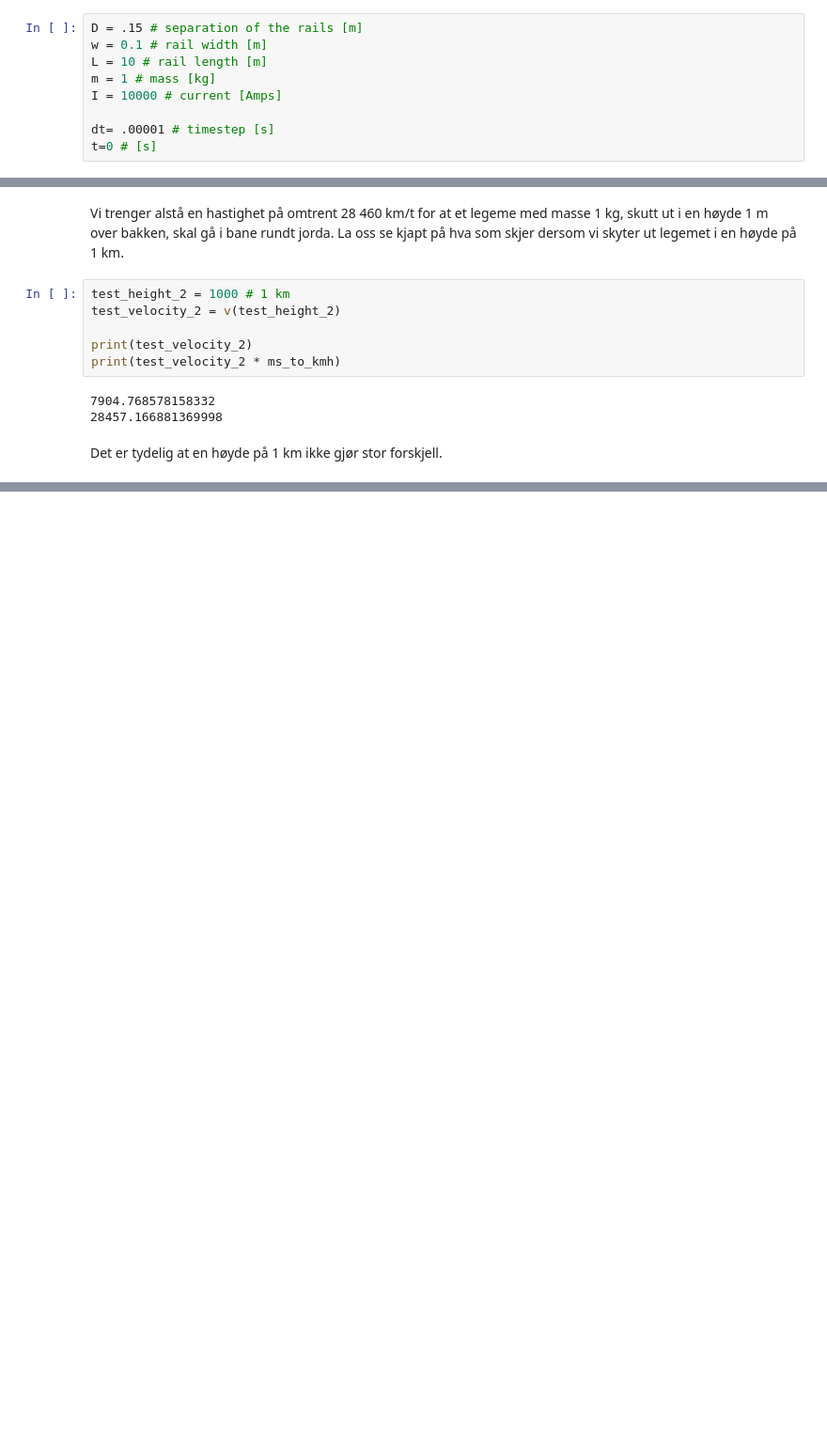
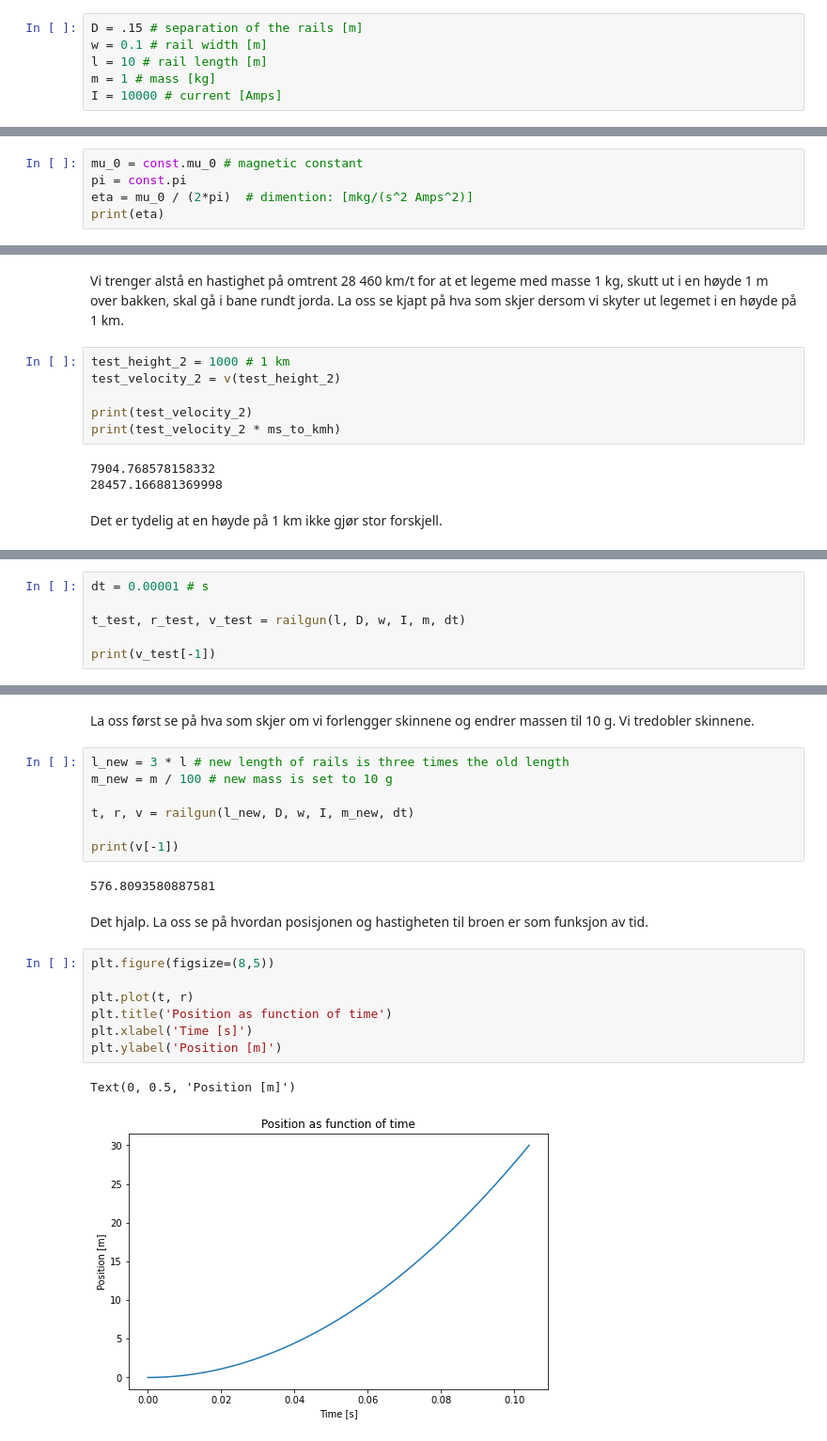
Before and after one commit to JohanCarlsen/FYS1120-Computational-Essay, a Jupyter notebook: Computational Essay.ipynb, the cells around one changed output, grey strips where cells are left out. Shown at 94% size. Cells and saved outputs as stored; diff of their text form; blank space fills up the shorter version.

```diff
--- a/Computational Essay.ipynb
+++ b/Computational Essay.ipynb
@@ -44,12 +52,9 @@ Det neste steget er å undersøke hvilke krefter som virker på broen. Vi starte
 # %%
 D = .15 # separation of the rails [m]
 w = 0.1 # rail width [m]
-L = 10 # rail length [m]
+l = 10 # rail length [m]
 m = 1 # mass [kg]
 I = 10000 # current [Amps]
-
-dt= .00001 # timestep [s]
-t=0 # [s]
 # %% [markdown]
 Disse størrelsene er hentet fra [marinedepartementet](https://ndiastorage.blob.core.usgovcloudapi.net/ndia/2003/gun/ellis.pdf) i Amerika, hvor de har eksprimentert med railgun-er. Vi ser at bredden på skinnene er 10 cm. Broen som går mellom skinnene er 15 cm, og vil bli påvirket av magnetfeltet i mellom midtpunktet til begge skinnene.
 # %% [markdown]
@@ -80,0 +81,5 @@ eta = mu0 / (2*pi) # magnetic constant
+# %%
+mu_0 = const.mu_0 # magnetic constant
+pi = const.pi
+eta = mu_0 / (2*pi)  # dimention: [mkg/(s^2 Amps^2)]
+print(eta)
@@ -152,0 +196,6 @@ Det er tydelig at en høyde på 1 km ikke gjør stor forskjell.
+# %%
+dt = 0.00001 # s
+
+t_test, r_test, v_test = railgun(l, D, w, I, m, dt)
+
+print(v_test[-1])
@@ -152,0 +206,23 @@ Det er tydelig at en høyde på 1 km ikke gjør stor forskjell.
+# %% [markdown]
+La oss først se på hva som skjer om vi forlengger skinnene og endrer massen til 10 g. Vi tredobler skinnene.
+# %%
+l_new = 3 * l # new length of rails is three times the old length
+m_new = m / 100 # new mass is set to 10 g
+
+t, r, v = railgun(l_new, D, w, I, m_new, dt)
+
+print(v[-1])
+# %% [output]
+576.8093580887581
+# %% [markdown]
+Det hjalp. La oss se på hvordan posisjonen og hastigheten til broen er som funksjon av tid.
+# %%
+plt.figure(figsize=(8,5))
+
+plt.plot(t, r)
+plt.title('Position as function of time')
+plt.xlabel('Time [s]')
+plt.ylabel('Position [m]')
+# %% [output]
+Text(0, 0.5, 'Position [m]')
+[figure, added]
```
Also changed, not shown: parts of 62 cells of this notebook.
